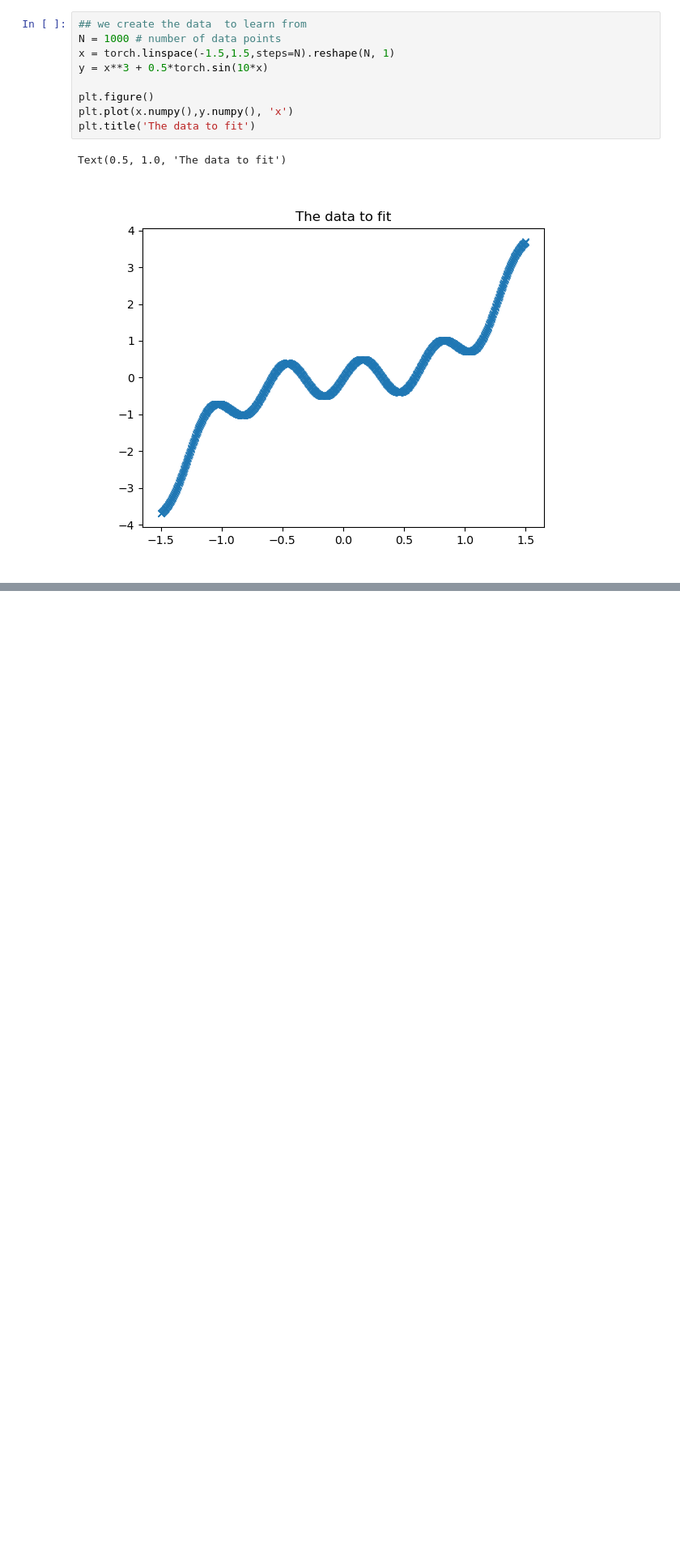
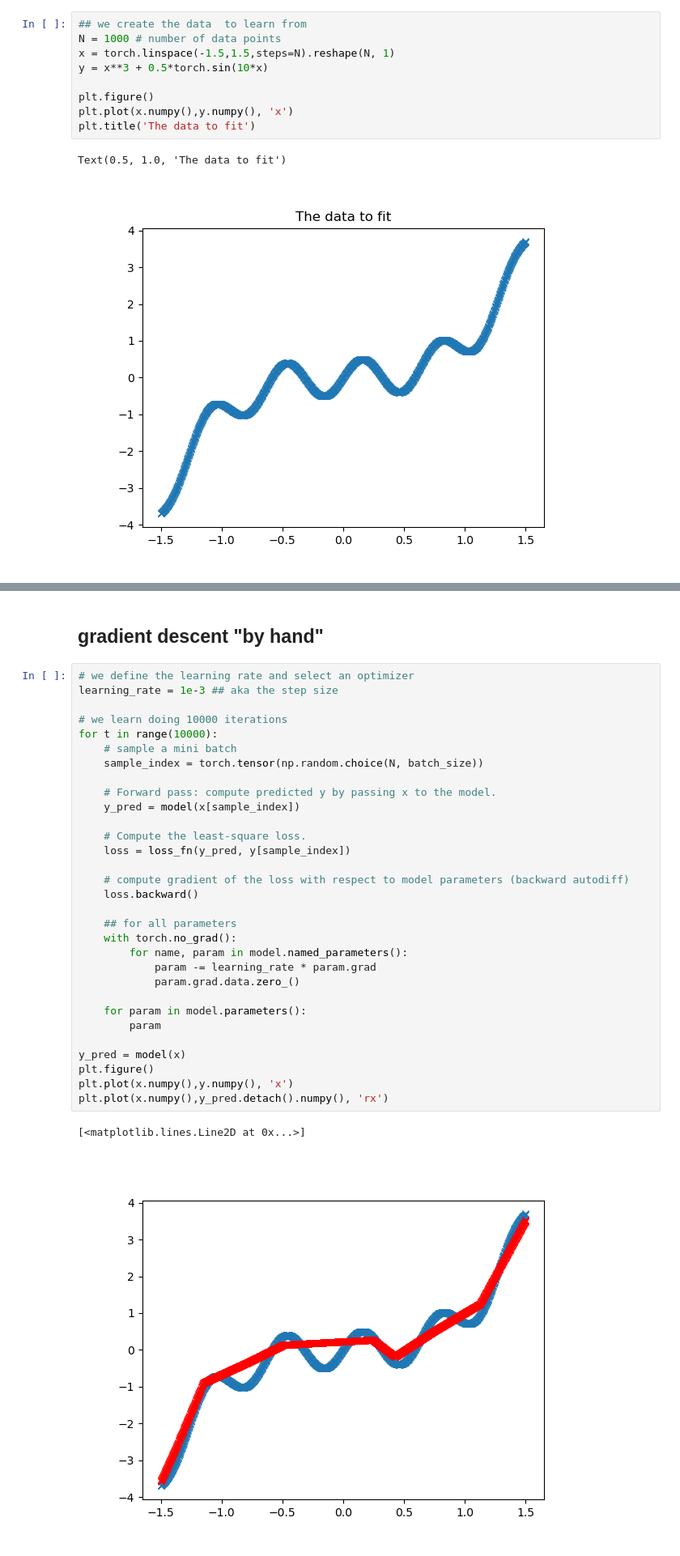
Before and after one commit to righetti/optlearningcontrol, a Jupyter notebook: Examples/Rapid Neural Networks Tutorial.ipynb, the cells around one changed output, grey strips where cells are left out. Shown at 81% size. Drawn from its saved outputs; the diff is of its cells as text; blank space fills up the shorter version.

```diff
--- a/Examples/Rapid Neural Networks Tutorial.ipynb
+++ b/Examples/Rapid Neural Networks Tutorial.ipynb
@@ -43 +39,37 @@ optimizer = torch.optim.SGD(model.parameters(), lr=learning_rate)
+# %% [markdown]
+## gradient descent "by hand"
+# %%
+# we define the learning rate and select an optimizer
+learning_rate = 1e-3 ## aka the step size
+
+# we learn doing 10000 iterations
+for t in range(10000):
+    # sample a mini batch
+    sample_index = torch.tensor(np.random.choice(N, batch_size))
+
+    # Forward pass: compute predicted y by passing x to the model.
+    y_pred = model(x[sample_index])
+
+    # Compute the least-square loss.
+    loss = loss_fn(y_pred, y[sample_index])
+
+    # compute gradient of the loss with respect to model parameters (backward autodiff)
+    loss.backward()
+
+    ## for all parameters
+    with torch.no_grad():
+        for name, param in model.named_parameters():
+            param -= learning_rate * param.grad
+            param.grad.data.zero_()
+
+    for param in model.parameters():
+        param
+
+y_pred = model(x)
+plt.figure()
+plt.plot(x.numpy(),y.numpy(), 'x')
+plt.plot(x.numpy(),y_pred.detach().numpy(), 'rx')
+# %% [output]
+[<matplotlib.lines.Line2D at 0x...>]
+[figure, added]
 # %%
```
Also changed, not shown: parts of 3 cells of this notebook, 1 other file.
